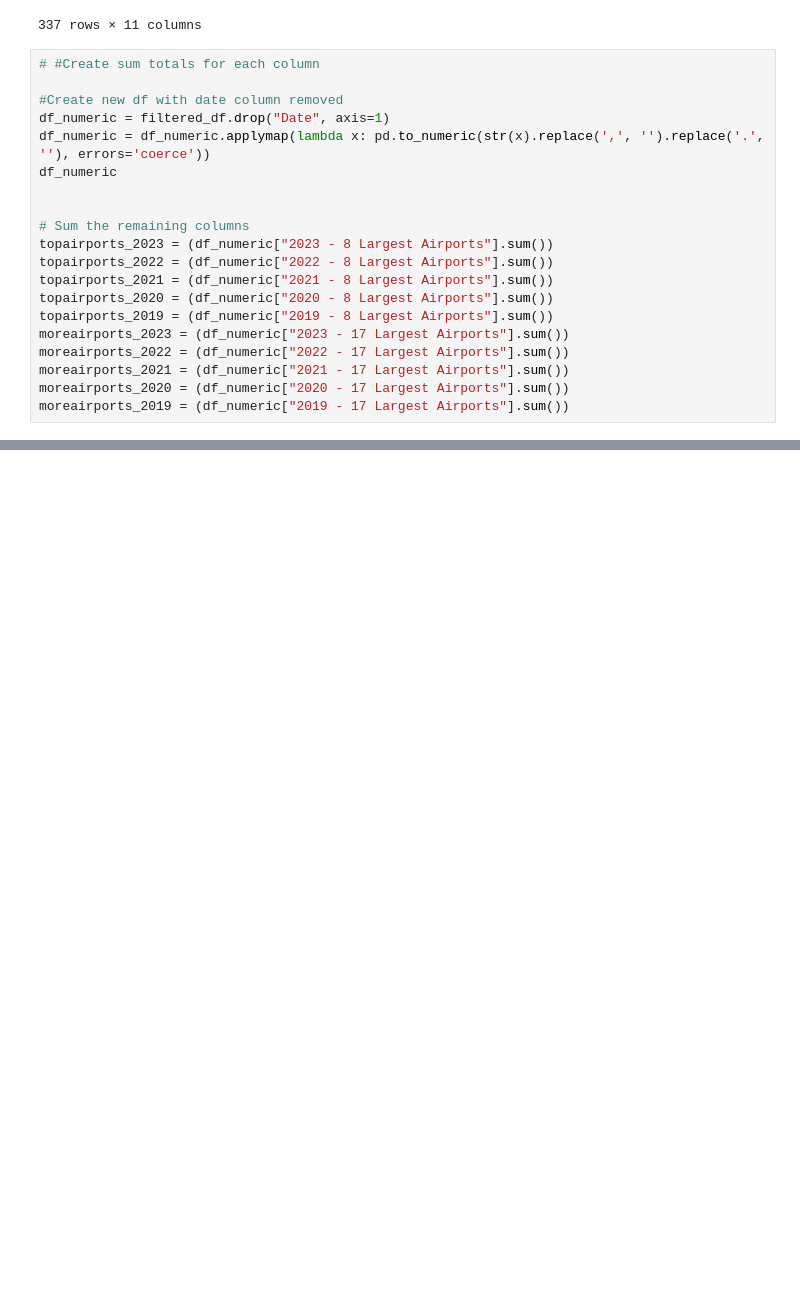
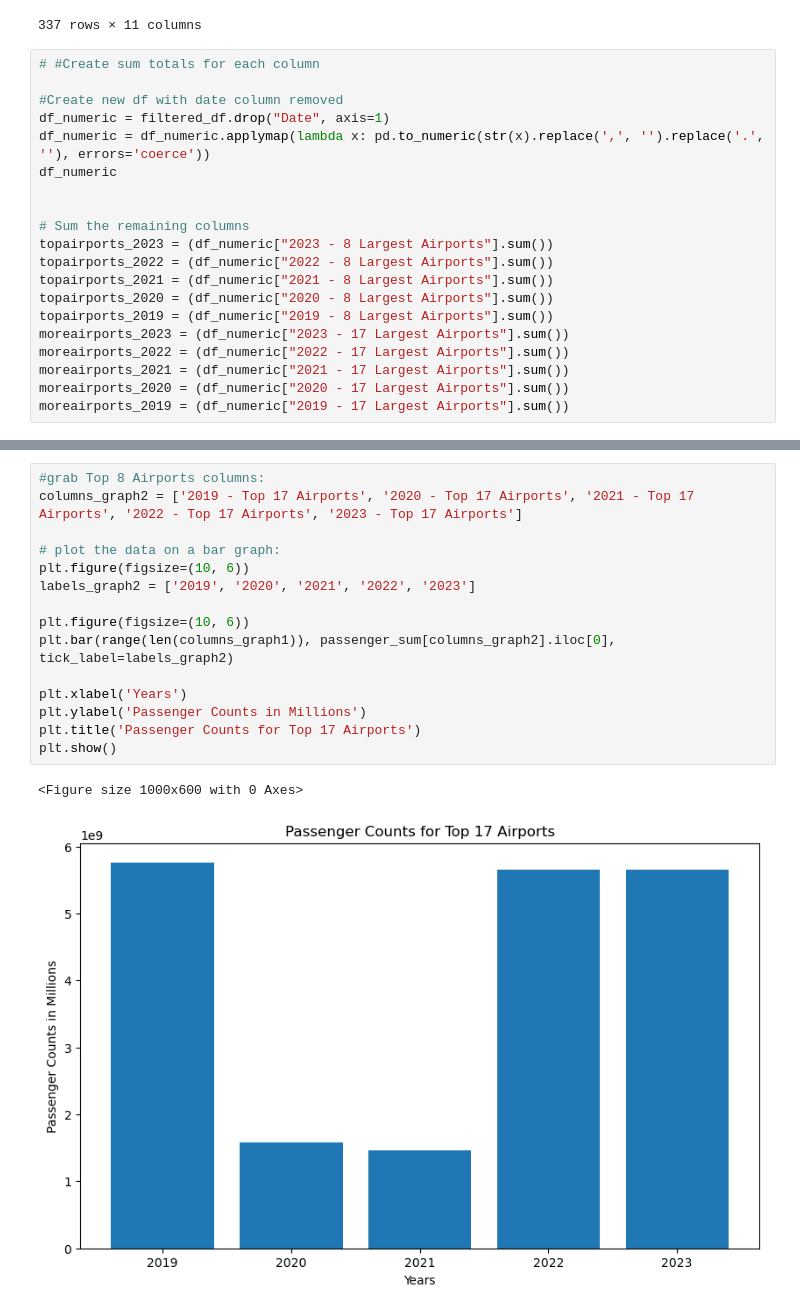
Before and after one commit to AleMori22/Project_1_repo, a Jupyter notebook: Untitled Folder/CATSA Flight Data.ipynb, the cells around one changed output, grey strips where cells are left out. Drawn from its saved outputs; the diff is of its cells as text; blank space fills up the shorter version.

```diff
--- a/Untitled Folder/CATSA Flight Data.ipynb
+++ b/Untitled Folder/CATSA Flight Data.ipynb
@@ -120,0 +154,18 @@ passenger_sum
+# %%
+#grab Top 8 Airports columns:
+columns_graph2 = ['2019 - Top 17 Airports', '2020 - Top 17 Airports', '2021 - Top 17 Airports', '2022 - Top 17 Airports', '2023 - Top 17 Airports']
+
+# plot the data on a bar graph:
+plt.figure(figsize=(10, 6))
+labels_graph2 = ['2019', '2020', '2021', '2022', '2023']
+
+plt.figure(figsize=(10, 6))
+plt.bar(range(len(columns_graph1)), passenger_sum[columns_graph2].iloc[0], tick_label=labels_graph2)
+
+plt.xlabel('Years')
+plt.ylabel('Passenger Counts in Millions')
+plt.title('Passenger Counts for Top 17 Airports')
+plt.show()
+# %% [output]
+<Figure size 1000x600 with 0 Axes>
+[figure, added]
```
Also changed, not shown: parts of 3 cells of this notebook.
